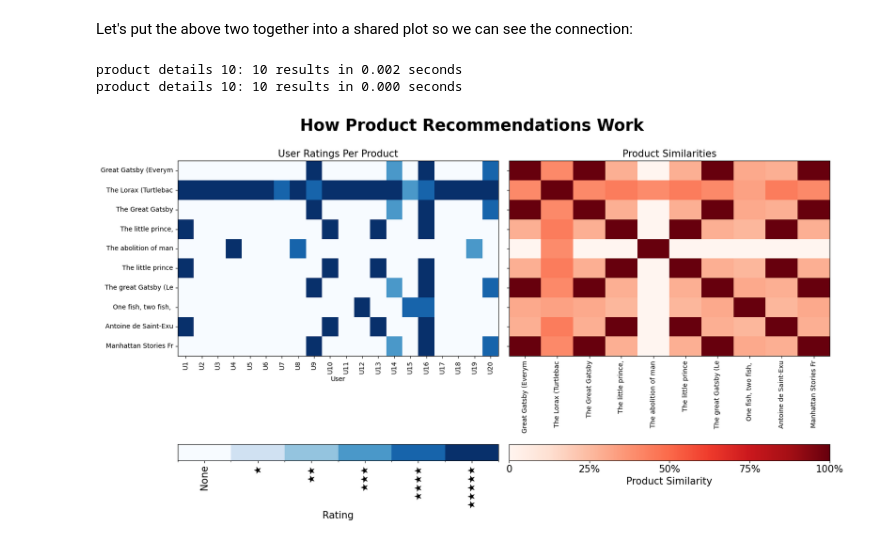
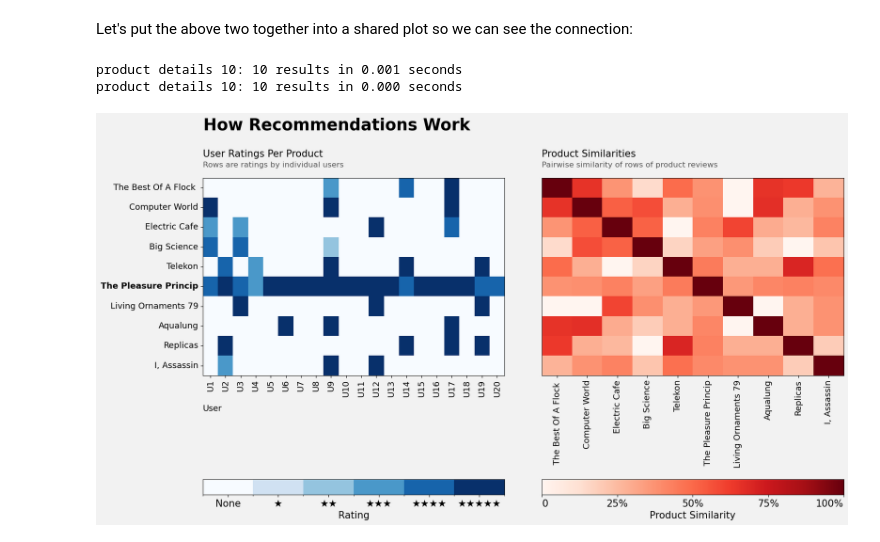
Before and after one commit to RolfHendriks/presto, a Jupyter notebook: presto/04-recommendations.ipynb, the cells around one changed output. Saved outputs shown, nothing was run; the diff lists cells and outputs as text; code cells hidden in the pictures.

```diff
--- a/presto/04-recommendations.ipynb
+++ b/presto/04-recommendations.ipynb
@@ -29,8 +29,9 @@ This worksheet explores the inner workings of Presto! - transforming reviews int
 max_product_pool_size = 10
 max_user_pool_size = 20
 fill_value = 0
-title = 'The Lorax'
+category = 'Music'
+title = 'The Pleasure Principle'
 # %%
-product = q.find_products('Books', search_term = title, conn = conn).loc[0]
+product = q.find_products(category, search_term = title, conn = conn).loc[0]
 product
 # %% [output]
@@ -168,19 +195,20 @@ pairwise_cosine_similarities
 # %%
-def plot_pairwise_similarities(data: pd.DataFrame, id: str, conn, product_name_limit = 20, ax = None, cbar_kws = None):
+def plot_pairwise_similarities(data: pd.DataFrame, id: str, conn, product_name_limit = 20, ax = None, cbar_kws = None, title_fontsize = 15, cbar_fontsize = 15, axis_fontsize = 13):
     ax = ax or plt.gca()
     ax = sns.heatmap(data, vmin = 0, vmax = 1, cmap = 'Reds', ax = ax, cbar_kws = cbar_kws)
     colorbar = ax.collections[0].colorbar
-    colorbar.set_label('Product Similarity', fontsize = 15)
+    colorbar.set_label('Product Similarity', fontsize = cbar_fontsize)
     colorbar.set_ticks([0, .25, .5, .75, 1])
-    colorbar.set_ticklabels(['0', '25%', '50%', '75%', '100%'], fontsize = 15)
+    colorbar.set_ticklabels(['0', '25%', '50%', '75%', '100%'], fontsize = cbar_fontsize)
     for spine in ['top', 'bottom', 'left', 'right']:
         colorbar.ax.spines[spine].set_visible(True)
         ax.spines[spine].set_visible(True)
     product_names = q.get_product_details(data.index, conn, select = 'title')['title']
     product_names = product_names.map(lambda title: title[:product_name_limit])
-    ax.xaxis.set_ticklabels(product_names)
-    ax.yaxis.set_ticklabels(product_names)
-    ax.set_title('Product Similarities', fontsize = 15)
+    ax.xaxis.set_ticklabels(product_names, fontsize = axis_fontsize)
+    ax.yaxis.set_ticklabels(product_names, fontsize = axis_fontsize)
+    ax.set_title('Product Similarities', fontsize = title_fontsize, loc = 'left')
+    add_title_and_subtitle(ax, 'Product Similarities', 'Pairwise similarity of rows of product reviews')
     ax.yaxis.label.set_visible(False)
     ax.xaxis.label.set_visible(False)
     return ax
@@ -195,18 +223,31 @@ product details 10: 10 results in 0.002 seconds
 Let's put the above two together into a shared plot so we can see the connection:
 # %%
 
-fig, axs = plt.subplots(1, 2, sharey = True, layout = 'constrained')
-fig.set_size_inches(16, 8)
-heatmap = plot_user_ratings_by_product(user_ratings_per_product, product.id, conn, ax = axs[0], cbar_kws={'orientation': 'horizontal'})
-colorbar = heatmap.collections[0].colorbar
-colorbar.ax.tick_params(rotation=90)
-plot_pairwise_similarities(pairwise_similarities, product.id, conn, ax = axs[1], cbar_kws = {'orientation': 'horizontal'})
-fig.suptitle('How Product Recommendations Work', fontsize = 25, fontweight = 'bold', y = 1.08)
+layout = 'constrained'
+fig = plt.figure(figsize = (16,8), layout = layout)
+fig.set_constrained_layout_pads(wspace = 0.1)
+ax_ratings = plt.subplot(121)
+plot_user_ratings_by_product(user_ratings_per_product, product.id, conn, cbar_kws={'orientation': 'horizontal'})
+ax_similarities = plt.subplot(122)
+# for unknnown reasons, thie next line does not work. Let's try a different approach
+ax_similarities.yaxis.set_visible(False)
+plot_pairwise_similarities(pairwise_similarities, product.id, conn, cbar_kws = {'orientation': 'horizontal'})
+
+colorbar_ratings = ax_ratings.collections[0].colorbar
+
+fig.suptitle('How Recommendations Work', fontsize = 25, fontweight = 'bold', y = 1.08, x = 0.14, horizontalalignment = 'left')
+fig.set_facecolor(('k', 0.05))
+
+similarity_color_bar = ax_similarities.collections[0].colorbar
+similarity_ticklabels = similarity_color_bar.ax.xaxis.get_ticklabels()
+similarity_ticklabels[0].set_horizontalalignment('left')
+similarity_ticklabels[-1].set_horizontalalignment('right')
+
 fig.savefig('../images/recommendations.png', bbox_inches = 'tight', transparent = False)
 # %% [output]
-product details 10: 10 results in 0.002 seconds
+product details 10: 10 results in 0.001 seconds
 product details 10: 10 results in 0.000 seconds
-[figure, old version]
+[figure, new version]
 # %%
 recommendations = pairwise_cosine_similarities.loc[product.id]
 results = q.get_recommendations_from_reviews(product.id, related_reviews, conn)
```
Also changed, not shown: parts of 10 cells of this notebook, 15 other files.
